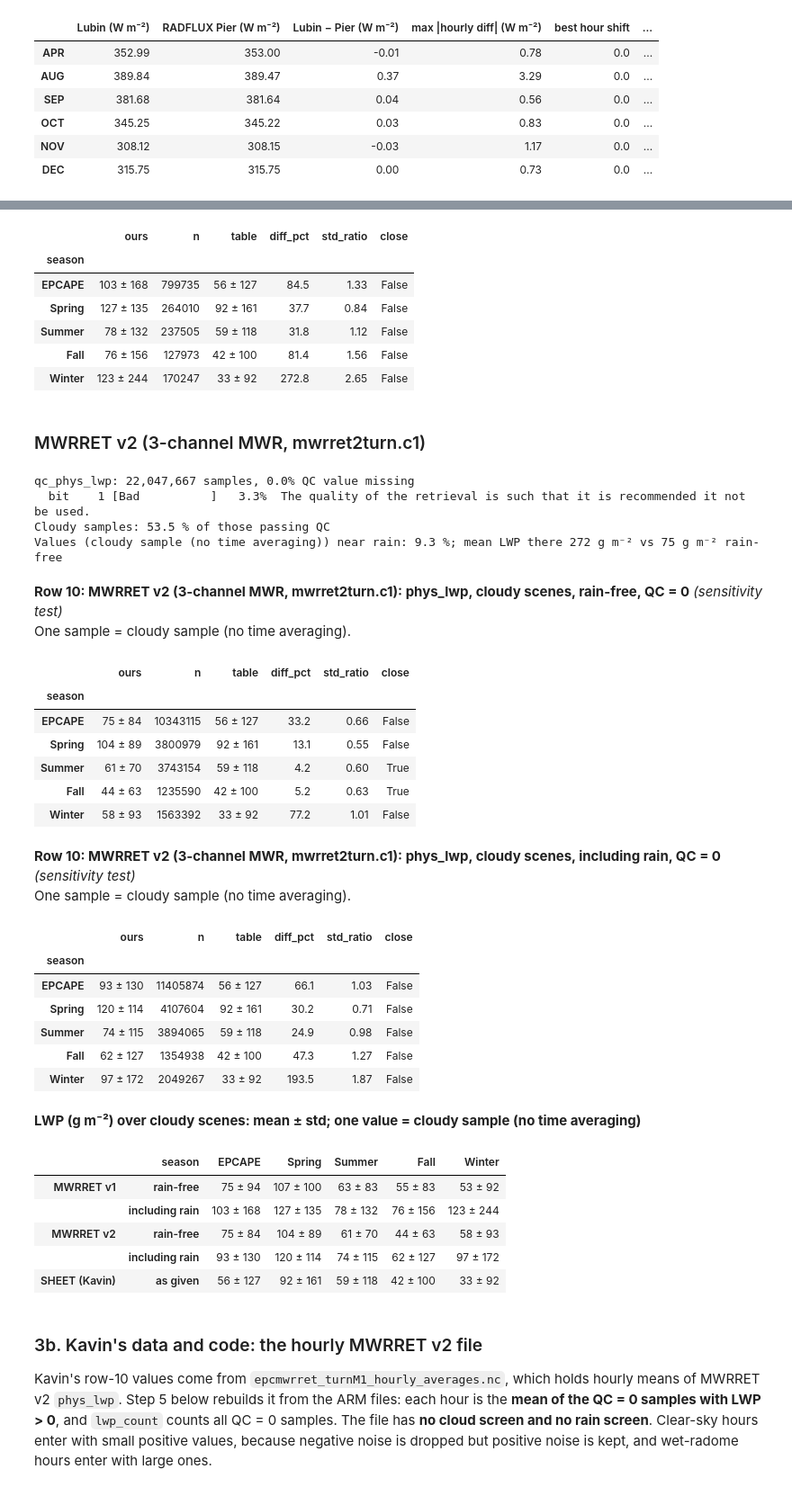
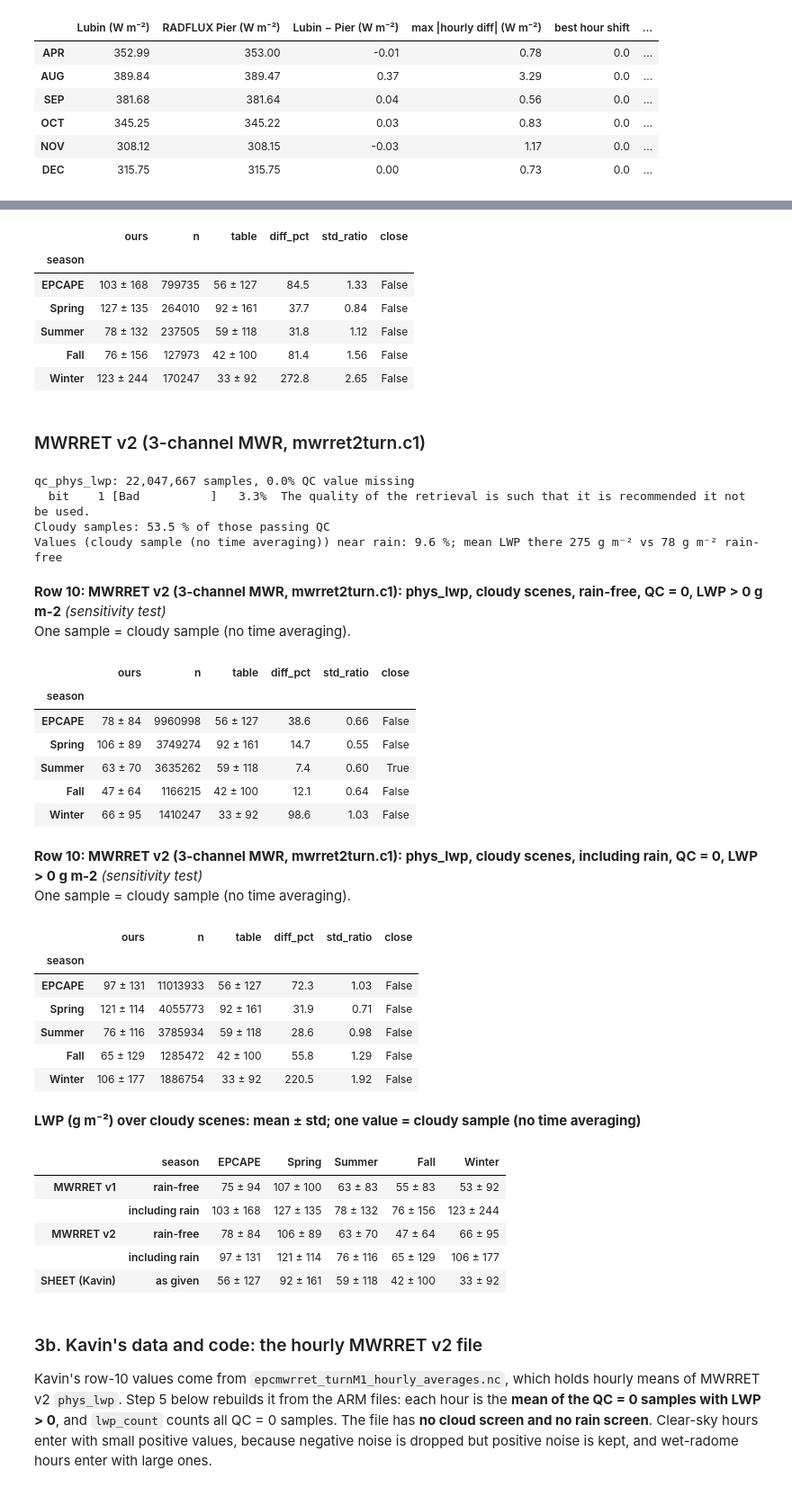
Before and after one commit to andrewjbuggee/Python-Research, a Jupyter notebook: EPCAPE/comparisons/seasonal_averages/check_seasonal_averages.ipynb, the cells around one changed output, grey strips where cells are left out. Shown at 90% size. Cells and saved outputs as stored; diff of their text form; code cells hidden in the pictures.

Commit message:
updating the MWR statistics to only use LWP retrievals greater than 0

```diff
--- a/EPCAPE/comparisons/seasonal_averages/check_seasonal_averages.ipynb
+++ b/EPCAPE/comparisons/seasonal_averages/check_seasonal_averages.ipynb
@@ -110,6 +110,9 @@ SZA_MAX_DEG = 80.0  # SW transmittance: daytime = solar zenith angle <= 80 deg (
 LOW_CLOUD_MAX_M = 3500.0  # "low cloud": top (KAZR) or base (ceilometer) <= 3.5 km, the limit for low cloud classification
 
 LWP_RAIN_WINDOW_MIN = 30.0  # MWR LWP: "rain-free" = no rain within ±30 min at the Pier Parsivel (wet radome)
+LWP_MIN_GM2 = 0.0  # MWRRET v2 LWP in Section 3 (table row 10): keep only samples with LWP > LWP_MIN_GM2 g m-2 (strictly;
+#   drops the zero and negative retrievals left under a detected cloud base). None = no lower limit. Andrew, 20 Oct 2026.
+#   MWRRET v1 and the GOES-like rows (Sections 3c, 3d: 10-250 g m-2) are not affected.
 
 # LWP sampled like the GOES-18 statistics (Section 3c). Seethala Chellappan (email of 12 Oct 2026): her GOES-18
 # "cloudy sky" LWP keeps low cloud fraction > 0, cloud optical depth > 2, 10 <= LWP <= 250 g m-2, daytime only;
@@ -782,11 +787,13 @@ del ld_m1  # only the rain-rate series is needed from here on
 #   cloudy       : function -> True where a cloud base was detected above the MWR
 #   require_zero : quality-flag fields that must equal 0, in addition to qc_phys_lwp
 #   primary      : the definition carried into the summary table and figure
+#   min_gm2      : keep only samples with LWP > min_gm2 g m-2 (None = no lower limit)
 LWP_RETRIEVALS = {
     "MWRRET v1 (2-channel MWR, mwrret1liljclou.c2)": dict(
-        product="lwp_mwrret1_M1", cloudy=Q.cloudy_mwrret1, require_zero=(), primary=True),
+        product="lwp_mwrret1_M1", cloudy=Q.cloudy_mwrret1, require_zero=(), primary=True, min_gm2=None),
     "MWRRET v2 (3-channel MWR, mwrret2turn.c1)": dict(
-        product="lwp_mwrret2_M1", cloudy=Q.cloudy_mwrret2, require_zero=("phys_qc_flag",), primary=False),
+        product="lwp_mwrret2_M1", cloudy=Q.cloudy_mwrret2, require_zero=("phys_qc_flag",), primary=False,
+        min_gm2=LWP_MIN_GM2),  # LWP > LWP_MIN_GM2 per sample (Andrew, 20 Oct 2026)
 }
 
 # What one value in the tables is, given AVG_PERIOD_LWP (minutes; 0 = no time averaging)
@@ -805,7 +812,7 @@ for label, spec in LWP_RETRIEVALS.items():
     #        over AVG_PERIOD_LWP minutes (0 = keep every sample at its own time)
     cloudy = spec["cloudy"](ds)
     lwp, info = Q.lwp_cloudy_gm2(ds, "phys_lwp", cloudy, require_zero=spec["require_zero"],
-                                 window_min=AVG_PERIOD_LWP)
+                                 window_min=AVG_PERIOD_LWP, min_gm2=spec["min_gm2"])
     QC_INFO.extend(info["qc"])  # feeds the QC table in Section 11
     print(f"Cloudy samples: {100 * info['cloudy_fraction']:.1f} % of those passing QC")
 
@@ -823,7 +830,8 @@ for label, spec in LWP_RETRIEVALS.items():
         ("rain-free", lwp.where(~near_rain), spec["primary"]),
         ("including rain", lwp, False),
     ]:
-        cmp = check(10, series, f"{label}: phys_lwp, cloudy scenes, {rain_label}, QC = 0",
+        lwp_min_text = "" if spec["min_gm2"] is None else f", LWP > {spec['min_gm2']:g} g m-2"
+        cmp = check(10, series, f"{label}: phys_lwp, cloudy scenes, {rain_label}, QC = 0{lwp_min_text}",
                     LWP_SAMPLE, primary=is_primary)
         LWP_TABLE[(label.split(" (")[0], rain_label)] = cmp.set_index("season")["ours"]
     del ds, cloudy  # v2 holds ~23 million 1.3-s samples; free it before the next retrieval
@@ -840,55 +848,55 @@ qc_phys_lwp: 1,251,788 samples, 0.0% QC value missing
   bit    2 [Indeterminate]  33.7%  cloud_base_height field is missing.
   bit    4 [Indeterminate]   2.2%  MWR tbsky(tbsky23 or tbsky31) failed one of the following: max, water on window, thermal stabilization(warm-up or overheat), or possible spike.
   bit    8 [Bad          ]   0.4%  MWR tbsky(tbsky23 or tbsky31) failed one of the following: missing, spike, invalid optical depth, min, > 200 K test.
 Cloudy samples: 100.0 % of those passing QC
 Values (cloudy sample (no time averaging)) near rain: 9.6 %; mean LWP there 372 g m⁻² vs 75 g m⁻² rain-free
 **Row 10: MWRRET v1 (2-channel MWR, mwrret1liljclou.c2): phys_lwp, cloudy scenes, rain-free, QC = 0**
 One sample = cloudy sample (no time averaging).
 |  | ours | n | table | diff_pct | std_ratio | close |
 | season |  |  |  |  |  |  |
 | EPCAPE | 75 ± 94 | 722913 | 56 ± 127 | 33.6 | 0.74 | False |
 | Spring | 107 ± 100 | 243904 | 92 ± 161 | 16.8 | 0.62 | False |
 | Summer | 63 ± 83 | 227937 | 59 ± 118 | 6.3 | 0.71 | True |
 | Fall | 55 ± 83 | 120099 | 42 ± 100 | 31.8 | 0.83 | False |
 | Winter | 53 ± 92 | 130973 | 33 ± 92 | 59.9 | 1.00 | False |
 **Row 10: MWRRET v1 (2-channel MWR, mwrret1liljclou.c2): phys_lwp, cloudy scenes, including rain, QC = 0**  *(sensitivity test)*
 One sample = cloudy sample (no time averaging).
 |  | ours | n | table | diff_pct | std_ratio | close |
 | season |  |  |  |  |  |  |
 | EPCAPE | 103 ± 168 | 799735 | 56 ± 127 | 84.5 | 1.33 | False |
 | Spring | 127 ± 135 | 264010 | 92 ± 161 | 37.7 | 0.84 | False |
 | Summer | 78 ± 132 | 237505 | 59 ± 118 | 31.8 | 1.12 | False |
 | Fall | 76 ± 156 | 127973 | 42 ± 100 | 81.4 | 1.56 | False |
 | Winter | 123 ± 244 | 170247 | 33 ± 92 | 272.8 | 2.65 | False |
 ### MWRRET v2 (3-channel MWR, mwrret2turn.c1)
 qc_phys_lwp: 22,047,667 samples, 0.0% QC value missing
   bit    1 [Bad          ]   3.3%  The quality of the retrieval is such that it is recommended it not be used.
 Cloudy samples: 53.5 % of those passing QC
-Values (cloudy sample (no time averaging)) near rain: 9.3 %; mean LWP there 272 g m⁻² vs 75 g m⁻² rain-free
+Values (cloudy sample (no time averaging)) near rain: 9.6 %; mean LWP there 275 g m⁻² vs 78 g m⁻² rain-free
-**Row 10: MWRRET v2 (3-channel MWR, mwrret2turn.c1): phys_lwp, cloudy scenes, rain-free, QC = 0**  *(sensitivity test)*
+**Row 10: MWRRET v2 (3-channel MWR, mwrret2turn.c1): phys_lwp, cloudy scenes, rain-free, QC = 0, LWP > 0 g m-2**  *(sensitivity test)*
 One sample = cloudy sample (no time averaging).
 |  | ours | n | table | diff_pct | std_ratio | close |
 | season |  |  |  |  |  |  |
-| EPCAPE | 75 ± 84 | 10343115 | 56 ± 127 | 33.2 | 0.66 | False |
-| Spring | 104 ± 89 | 3800979 | 92 ± 161 | 13.1 | 0.55 | False |
-| Summer | 61 ± 70 | 3743154 | 59 ± 118 | 4.2 | 0.60 | True |
-| Fall | 44 ± 63 | 1235590 | 42 ± 100 | 5.2 | 0.63 | True |
-| Winter | 58 ± 93 | 1563392 | 33 ± 92 | 77.2 | 1.01 | False |
+| EPCAPE | 78 ± 84 | 9960998 | 56 ± 127 | 38.6 | 0.66 | False |
+| Spring | 106 ± 89 | 3749274 | 92 ± 161 | 14.7 | 0.55 | False |
+| Summer | 63 ± 70 | 3635262 | 59 ± 118 | 7.4 | 0.60 | True |
+| Fall | 47 ± 64 | 1166215 | 42 ± 100 | 12.1 | 0.64 | False |
+| Winter | 66 ± 95 | 1410247 | 33 ± 92 | 98.6 | 1.03 | False |
-**Row 10: MWRRET v2 (3-channel MWR, mwrret2turn.c1): phys_lwp, cloudy scenes, including rain, QC = 0**  *(sensitivity test)*
+**Row 10: MWRRET v2 (3-channel MWR, mwrret2turn.c1): phys_lwp, cloudy scenes, including rain, QC = 0, LWP > 0 g m-2**  *(sensitivity test)*
 One sample = cloudy sample (no time averaging).
 |  | ours | n | table | diff_pct | std_ratio | close |
 | season |  |  |  |  |  |  |
-| EPCAPE | 93 ± 130 | 11405874 | 56 ± 127 | 66.1 | 1.03 | False |
-| Spring | 120 ± 114 | 4107604 | 92 ± 161 | 30.2 | 0.71 | False |
-| Summer | 74 ± 115 | 3894065 | 59 ± 118 | 24.9 | 0.98 | False |
-| Fall | 62 ± 127 | 1354938 | 42 ± 100 | 47.3 | 1.27 | False |
-| Winter | 97 ± 172 | 2049267 | 33 ± 92 | 193.5 | 1.87 | False |
+| EPCAPE | 97 ± 131 | 11013933 | 56 ± 127 | 72.3 | 1.03 | False |
+| Spring | 121 ± 114 | 4055773 | 92 ± 161 | 31.9 | 0.71 | False |
+| Summer | 76 ± 116 | 3785934 | 59 ± 118 | 28.6 | 0.98 | False |
+| Fall | 65 ± 129 | 1285472 | 42 ± 100 | 55.8 | 1.29 | False |
+| Winter | 106 ± 177 | 1886754 | 33 ± 92 | 220.5 | 1.92 | False |
 **LWP (g m⁻²) over cloudy scenes: mean ± std; one value = cloudy sample (no time averaging)**
 |  | season | EPCAPE | Spring | Summer | Fall | Winter |
 | MWRRET v1 | rain-free | 75 ± 94 | 107 ± 100 | 63 ± 83 | 55 ± 83 | 53 ± 92 |
 |  | including rain | 103 ± 168 | 127 ± 135 | 78 ± 132 | 76 ± 156 | 123 ± 244 |
-| MWRRET v2 | rain-free | 75 ± 84 | 104 ± 89 | 61 ± 70 | 44 ± 63 | 58 ± 93 |
-|  | including rain | 93 ± 130 | 120 ± 114 | 74 ± 115 | 62 ± 127 | 97 ± 172 |
+| MWRRET v2 | rain-free | 78 ± 84 | 106 ± 89 | 63 ± 70 | 47 ± 64 | 66 ± 95 |
+|  | including rain | 97 ± 131 | 121 ± 114 | 76 ± 116 | 65 ± 129 | 106 ± 177 |
 | SHEET (Kavin) | as given | 56 ± 127 | 92 ± 161 | 59 ± 118 | 42 ± 100 | 33 ± 92 |
 # %% [markdown]
 ### 3b. Kavin's data and code: the hourly MWRRET v2 file
```
Also changed, not shown: parts of 9 cells of this notebook, 2 other files.
